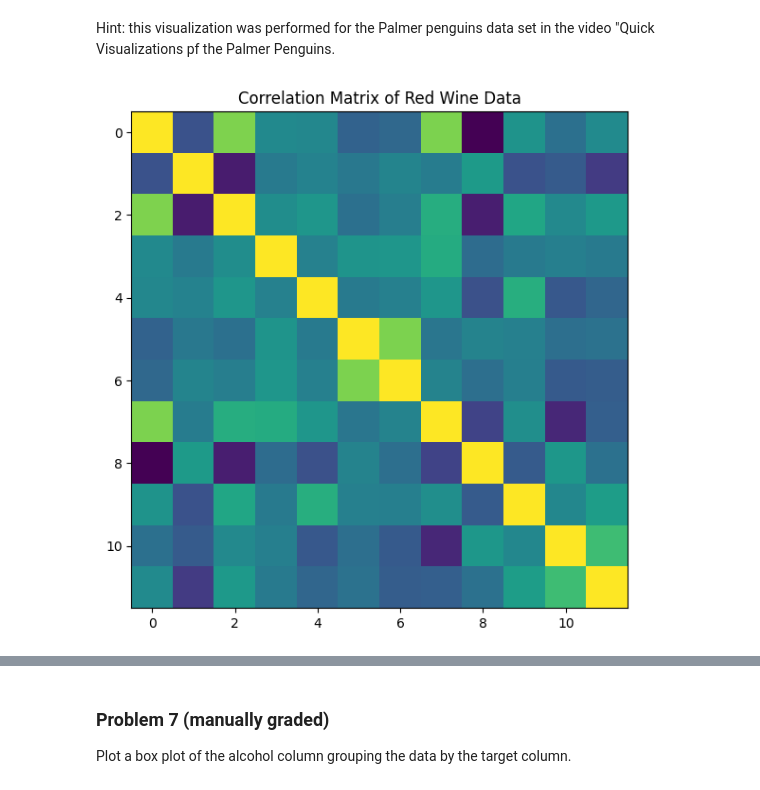
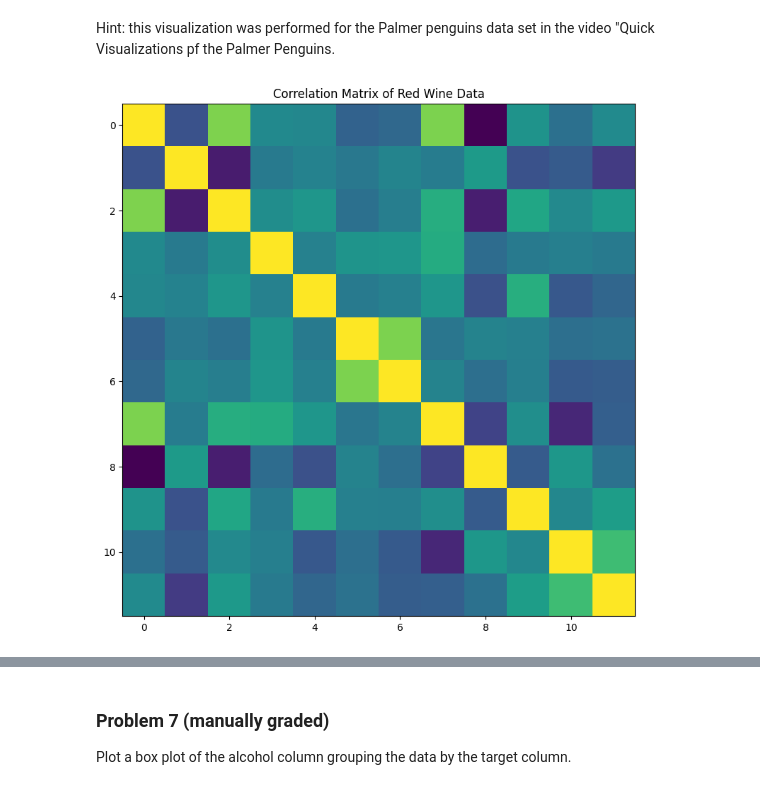
Before and after one commit to garikapativineet/dx602-homework-10, a Jupyter notebook: homework.ipynb, the cells around one changed output, grey strips where cells are left out. Saved outputs shown, nothing was run; the diff lists cells and outputs as text; code cells hidden in the pictures.

```diff
--- a/homework.ipynb
+++ b/homework.ipynb
@@ -138,14 +140,14 @@ Hint: this visualization was performed for the Palmer penguins data set in the v
 # %%
 # YOUR CHANGES HERE
 
 correlation = red_wine.corr(numeric_only=True)
-plt.figure(figsize=(8,6))
+plt.figure(figsize=(10,8))
 plt.imshow(correlation)
 plt.title("Correlation Matrix of Red Wine Data")
 plt.tight_layout()
 plt.show()
 # %% [output]
-[figure, old version]
+[figure, new version]
 # %% [markdown]
 <div style="page-break-after: always;"></div>
 # %% [markdown]
```
Also changed, not shown: parts of 8 cells of this notebook.
